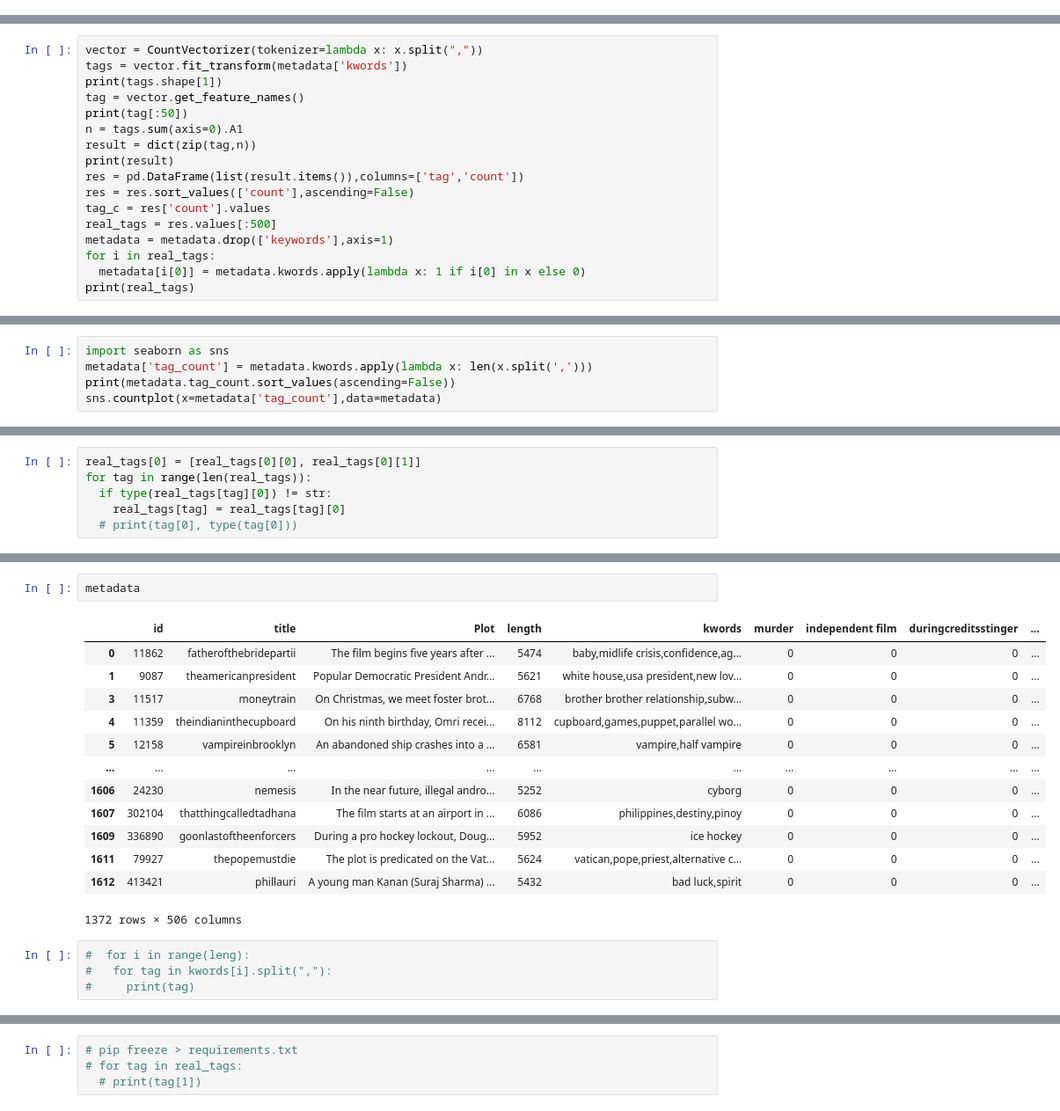
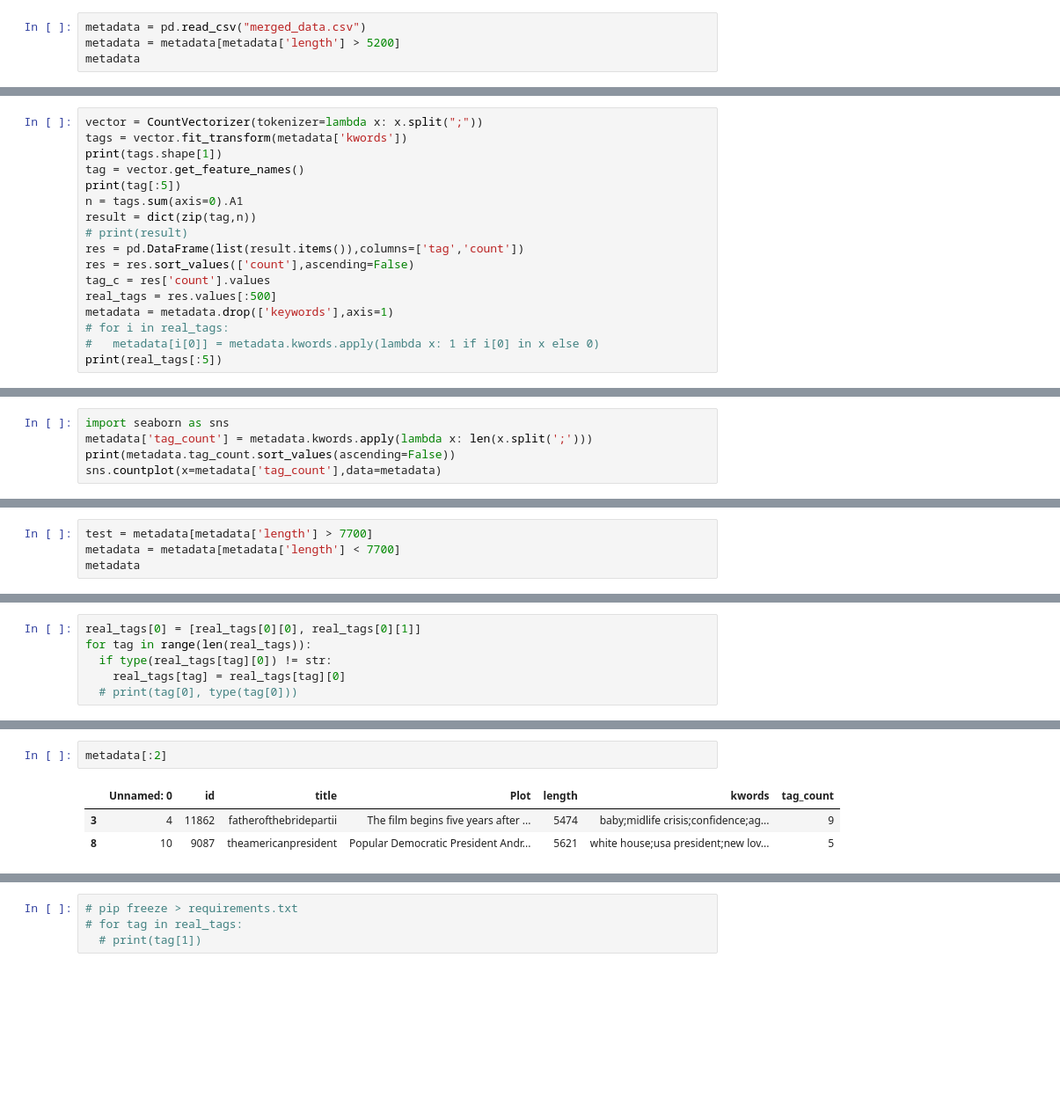
Before and after one commit to hungrynagini/movie_tag_prediction, a Jupyter notebook: main.ipynb, the cells around one changed output, grey strips where cells are left out. Shown: that part at 88% size. Drawn from its saved outputs; the diff is of its cells as text; blank space fills up the shorter version.

```diff
--- a/main.ipynb
+++ b/main.ipynb
@@ -145,0 +122,4 @@ metadata = metadata[metadata.kwords != '']
+# %%
+metadata = pd.read_csv("merged_data.csv")
+metadata = metadata[metadata['length'] > 5200]
+metadata
@@ -146,18 +140,18 @@ metadata = metadata[metadata.kwords != '']
 # %%
-vector = CountVectorizer(tokenizer=lambda x: x.split(","))
+vector = CountVectorizer(tokenizer=lambda x: x.split(";"))
 tags = vector.fit_transform(metadata['kwords'])
 print(tags.shape[1])
 tag = vector.get_feature_names()
-print(tag[:50])
+print(tag[:5])
 n = tags.sum(axis=0).A1
 result = dict(zip(tag,n))
-print(result)
+# print(result)
 res = pd.DataFrame(list(result.items()),columns=['tag','count'])
 res = res.sort_values(['count'],ascending=False)
 tag_c = res['count'].values
 real_tags = res.values[:500]
 metadata = metadata.drop(['keywords'],axis=1)
-for i in real_tags:
-  metadata[i[0]] = metadata.kwords.apply(lambda x: 1 if i[0] in x else 0)
-print(real_tags)
+# for i in real_tags:
+#   metadata[i[0]] = metadata.kwords.apply(lambda x: 1 if i[0] in x else 0)
+print(real_tags[:5])
 # %% [output]
@@ -187,7 +171,7 @@ plt.show()
 [figure]
 # %%
 import seaborn as sns
-metadata['tag_count'] = metadata.kwords.apply(lambda x: len(x.split(',')))
+metadata['tag_count'] = metadata.kwords.apply(lambda x: len(x.split(';')))
 print(metadata.tag_count.sort_values(ascending=False))
 sns.countplot(x=metadata['tag_count'],data=metadata)
 # %% [output]
@@ -210,0 +192,4 @@ plots_ = metadata.Plot.values
+# %%
+test = metadata[metadata['length'] > 7700]
+metadata = metadata[metadata['length'] < 7700]
+metadata
@@ -277,20 +269,6 @@ print(words_probabil.sort_values(by=['count']))
 # %%
-metadata
+metadata[:2]
 # %% [output]
-|  | id | title | Plot | length | kwords | murder | independent film | duringcreditsstinger | ... |
-| 0 | 11862 | fatherofthebridepartii | The film begins five years after ... | 5474 | baby,midlife crisis,confidence,ag... | 0 | 0 | 0 | ... |
-| 1 | 9087 | theamericanpresident | Popular Democratic President Andr... | 5621 | white house,usa president,new lov... | 0 | 0 | 0 | ... |
-| 3 | 11517 | moneytrain | On Christmas, we meet foster brot... | 6768 | brother brother relationship,subw... | 0 | 0 | 0 | ... |
-| 4 | 11359 | theindianinthecupboard | On his ninth birthday, Omri recei... | 8112 | cupboard,games,puppet,parallel wo... | 0 | 0 | 0 | ... |
-| 5 | 12158 | vampireinbrooklyn | An abandoned ship crashes into a ... | 6581 | vampire,half vampire | 0 | 0 | 0 | ... |
-| ... | ... | ... | ... | ... | ... | ... | ... | ... | ... |
-| 1606 | 24230 | nemesis | In the near future, illegal andro... | 5252 | cyborg | 0 | 0 | 0 | ... |
-| 1607 | 302104 | thatthingcalledtadhana | The film starts at an airport in ... | 6086 | philippines,destiny,pinoy | 0 | 0 | 0 | ... |
-| 1609 | 336890 | goonlastoftheenforcers | During a pro hockey lockout, Doug... | 5952 | ice hockey | 0 | 0 | 0 | ... |
-| 1611 | 79927 | thepopemustdie | The plot is predicated on the Vat... | 5624 | vatican,pope,priest,alternative c... | 0 | 0 | 0 | ... |
-| 1612 | 413421 | phillauri | A young man Kanan (Suraj Sharma) ... | 5432 | bad luck,spirit | 0 | 0 | 0 | ... |
+|  | Unnamed: 0 | id | title | Plot | length | kwords | tag_count |
+| 3 | 4 | 11862 | fatherofthebridepartii | The film begins five years after ... | 5474 | baby;midlife crisis;confidence;ag... | 9 |
+| 8 | 10 | 9087 | theamericanpresident | Popular Democratic President Andr... | 5621 | white house;usa president;new lov... | 5 |
-1372 rows × 506 columns
-# %%
-#  for i in range(leng):
-#   for tag in kwords[i].split(","):
-#     print(tag)
```
Also changed, not shown: parts of 36 cells of this notebook.
